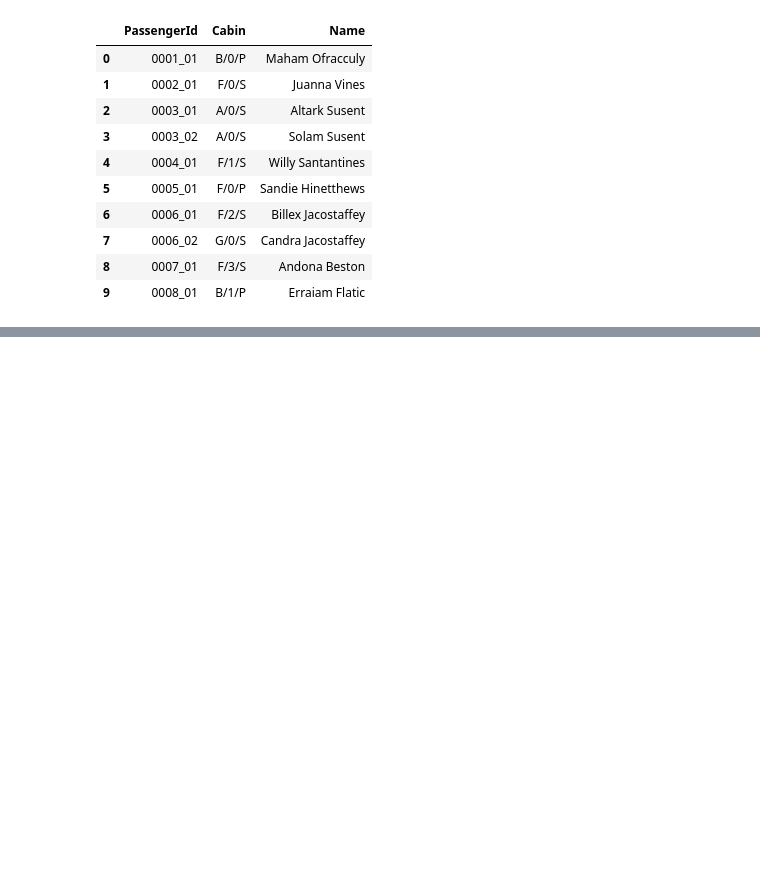
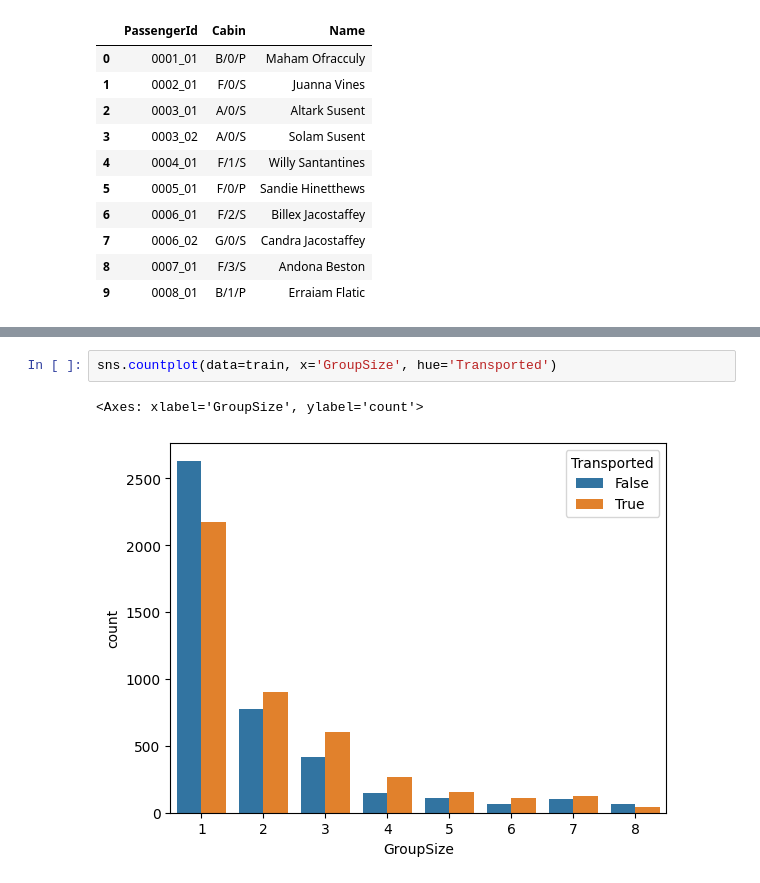
Before and after one commit to bartlomiejremlein/Kaggle-Spaceship-Titanic, a Jupyter notebook: notebooks/exploratory-data-analysis.ipynb, the cells around one changed output, grey strips where cells are left out. Cells and saved outputs as stored; diff of their text form; blank space fills up the shorter version.

```diff
--- a/notebooks/exploratory-data-analysis.ipynb
+++ b/notebooks/exploratory-data-analysis.ipynb
@@ -332,3 +332,8 @@ train.head()
 | 2 | 0003_01 | Europa | False | A/0/S | TRAPPIST-1e | 58.0 | True | 43.0 | 3576.0 | ... |
 | 3 | 0003_02 | Europa | False | A/0/S | TRAPPIST-1e | 33.0 | False | 0.0 | 1283.0 | ... |
 | 4 | 0004_01 | Earth | False | F/1/S | TRAPPIST-1e | 16.0 | False | 303.0 | 70.0 | ... |
+# %%
+sns.countplot(data=train, x='GroupSize', hue='Transported')
+# %% [output]
+<Axes: xlabel='GroupSize', ylabel='count'>
+[figure, added]
```
Also changed, not shown: parts of 10 cells of this notebook.
